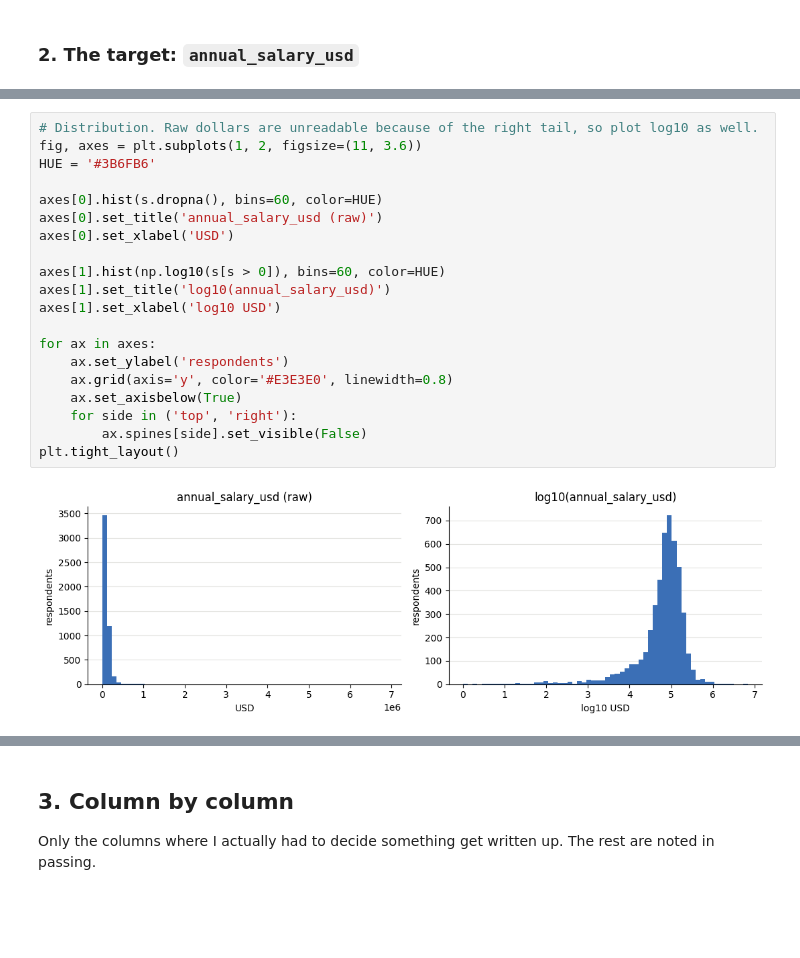
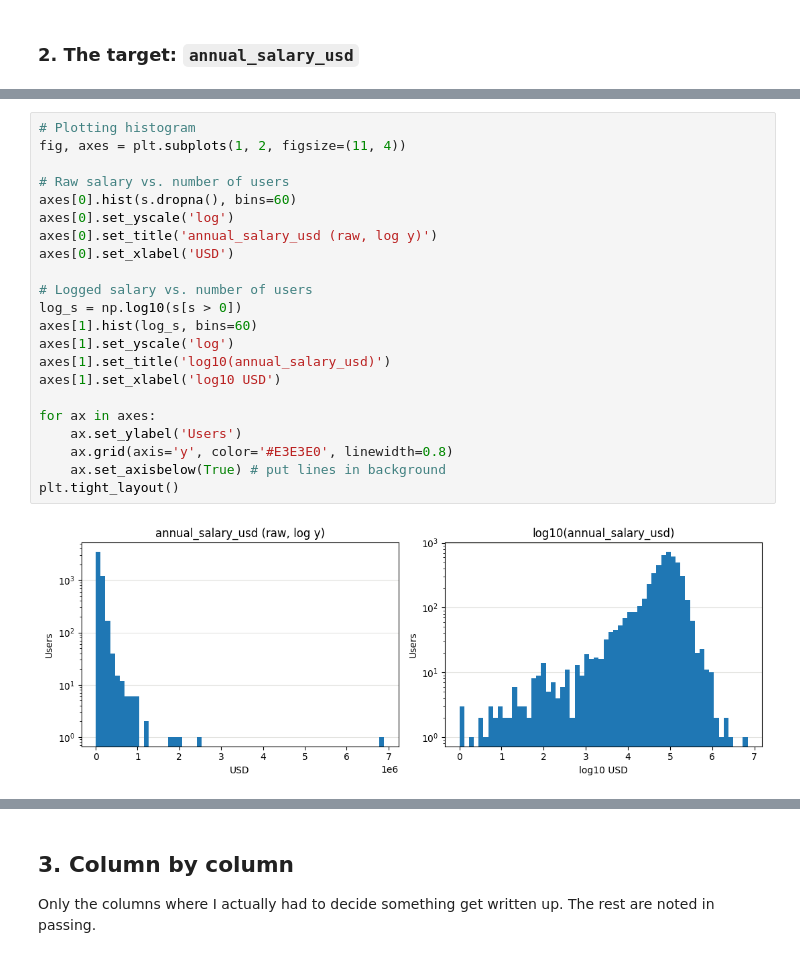
Before and after one commit to ang9009/26f-data-member-challenge, a Jupyter notebook: main.ipynb, the cells around one changed output, grey strips where cells are left out. Saved outputs shown, nothing was run; the diff lists cells and outputs as text; blank space fills up the shorter version.

Commit message:
Expand target exploration: skew measurement, log-y histograms, clearer notes

```diff
--- a/main.ipynb
+++ b/main.ipynb
@@ -145,24 +139,26 @@ df.nlargest(5, 'annual_salary_usd')[['Country', 'Currency', 'Employment', 'WorkE
 | 4493 | United States of America | USD United States dollar | Employed | 11.0 | 1950000.0 |
 | 3294 | Finland | EUR European Euro | Employed | 20.0 | 1740220.0 |
 # %%
-# Distribution. Raw dollars are unreadable because of the right tail, so plot log10 as well.
-fig, axes = plt.subplots(1, 2, figsize=(11, 3.6))
-HUE = '#3B6FB6'
+# Plotting histogram
+fig, axes = plt.subplots(1, 2, figsize=(11, 4))
 
-axes[0].hist(s.dropna(), bins=60, color=HUE)
-axes[0].set_title('annual_salary_usd (raw)')
+# Raw salary vs. number of users
+axes[0].hist(s.dropna(), bins=60)
+axes[0].set_yscale('log')
+axes[0].set_title('annual_salary_usd (raw, log y)')
 axes[0].set_xlabel('USD')
 
-axes[1].hist(np.log10(s[s > 0]), bins=60, color=HUE)
+# Logged salary vs. number of users
+log_s = np.log10(s[s > 0])
+axes[1].hist(log_s, bins=60)
+axes[1].set_yscale('log')
 axes[1].set_title('log10(annual_salary_usd)')
 axes[1].set_xlabel('log10 USD')
 
 for ax in axes:
-    ax.set_ylabel('respondents')
+    ax.set_ylabel('Users')
     ax.grid(axis='y', color='#E3E3E0', linewidth=0.8)
-    ax.set_axisbelow(True)
-    for side in ('top', 'right'):
-        ax.spines[side].set_visible(False)
+    ax.set_axisbelow(True) # put lines in background
 plt.tight_layout()
 # %% [output]
-[figure, old version]
+[figure, new version]
```
Also changed, not shown: parts of 10 cells of this notebook.
